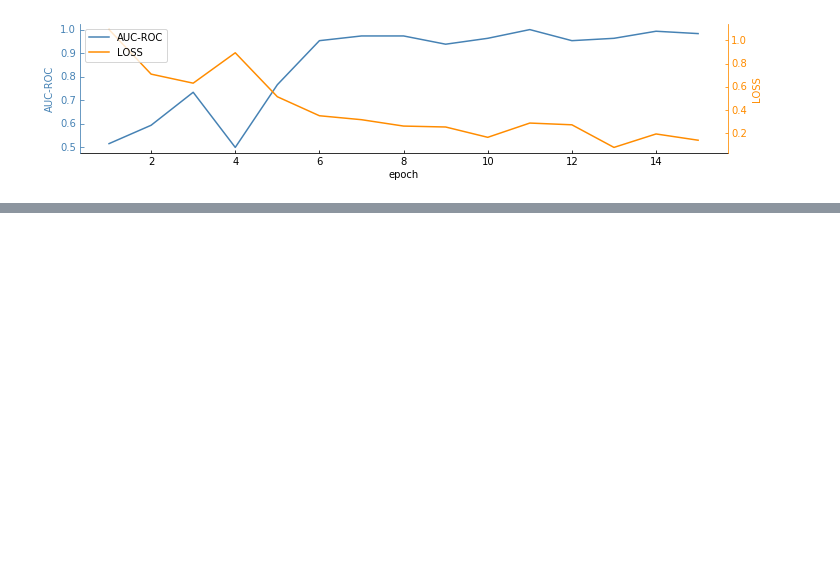
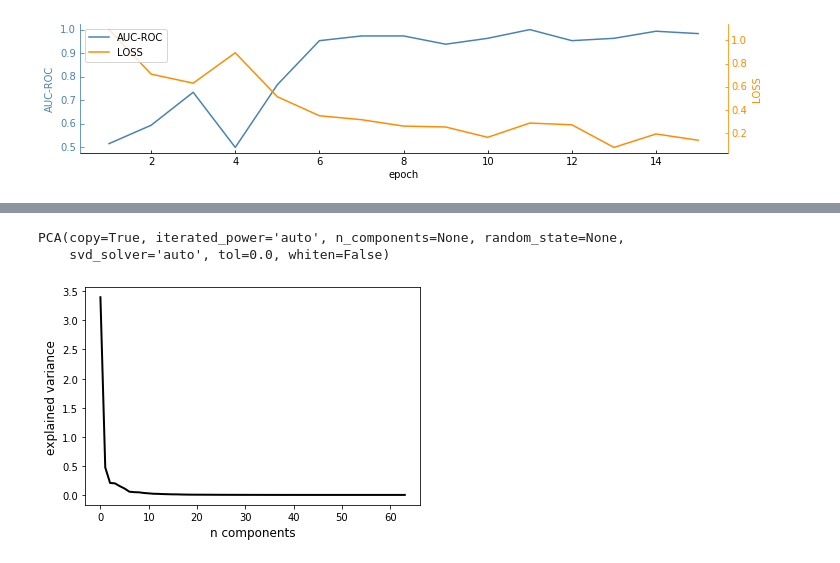
Before and after one commit to hsd1503/covid19_rnn, a Jupyter notebook: ResultsVis.ipynb, the cells around one changed output, grey strips where cells are left out. Saved outputs shown, nothing was run; the diff lists cells and outputs as text; code cells hidden in the pictures; blank space fills up the shorter version.

```diff
--- a/ResultsVis.ipynb
+++ b/ResultsVis.ipynb
@@ -74,0 +88,31 @@ plt.show()
+# %%
+path_string = 'emb/SurvivalStates.seqs'
+with open(path_string,'rb') as f:
+    survival = pickle.load(f)
+# %%
+path_string = 'emb/DeadStates.seqs'
+with open(path_string,'rb') as f:
+    dead = pickle.load(f)
+# %%
+#all 327; survival 264; dead 63
+emb=[]
+for i in range (len(survival)):
+    for j in range(len(survival[i])):
+        emb.append(survival[i][j])
+for i in range (len(dead)):
+    for j in range(len(dead[i])):
+        emb.append(dead[i][j])
+# %%
+pca = PCA()
+pca.fit(emb)
+# %% [output]
+PCA(copy=True, iterated_power='auto', n_components=None, random_state=None,
+    svd_solver='auto', tol=0.0, whiten=False)
+# %%
+plt.figure()
+plt.plot(pca.explained_variance_, 'k', linewidth=2)
+plt.xlabel('n components', fontsize=12)
+plt.ylabel('explained variance', fontsize=12)
+plt.show()
+# %% [output]
+[figure, added]
```
Also changed, not shown: parts of 6 cells of this notebook.
